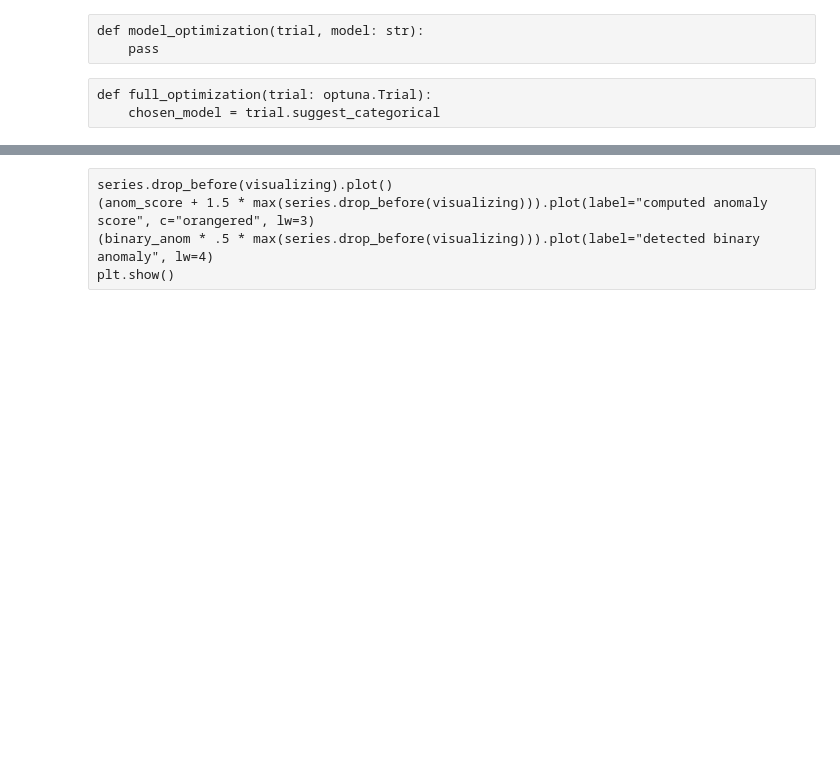
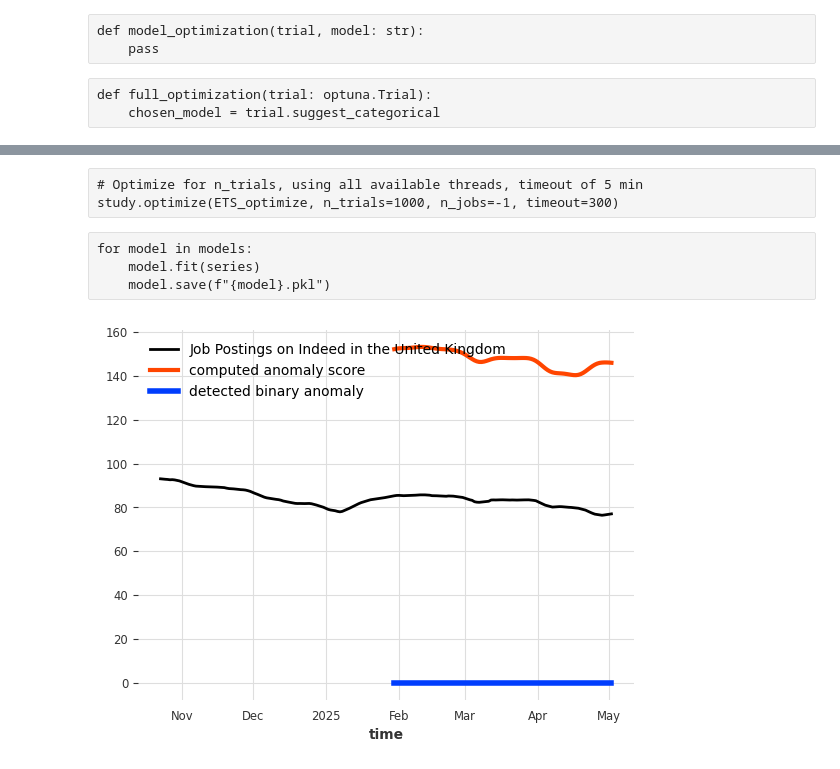
Before and after one commit to GothamAnalytics-7/ASTP, a Jupyter notebook: notebooks/ASTP_Parte2_ClassicModels.ipynb, the cells around one changed output, grey strips where cells are left out. Saved outputs shown, nothing was run; the diff lists cells and outputs as text; code cells hidden in the pictures; blank space fills up the shorter version.

```diff
--- a/notebooks/ASTP_Parte2_ClassicModels.ipynb
+++ b/notebooks/ASTP_Parte2_ClassicModels.ipynb
@@ -310,4 +297,0 @@ KeyboardInterrupt:
-# %%
-for model in models:
-    model.fit(series)
-    model.save(f"{model}.pkl")
@@ -326,5 +298,26 @@ binary_anom = detector.detect(anom_score)
-# %% [raw]
-series.drop_before(visualizing).plot()
-(anom_score + 1.5 * max(series.drop_before(visualizing))).plot(label="computed anomaly score", c="orangered", lw=3)
-(binary_anom * .5 * max(series.drop_before(visualizing))).plot(label="detected binary anomaly", lw=4)
-plt.show()
+# %% [raw]
+# Optimize for n_trials, using all available threads, timeout of 5 min
+study.optimize(ETS_optimize, n_trials=1000, n_jobs=-1, timeout=300)
+# %% [raw]
+for model in models:
+    model.fit(series)
+    model.save(f"{model}.pkl")
+# %%
+from darts.ad import KMeansScorer
+
+scorer = KMeansScorer(k=2, window=5)
+scorer.fit(train)
+anom_score = scorer.score(val)
+# %%
+from darts.ad import QuantileDetector
+
+detector = QuantileDetector(high_quantile=0.99)
+detector.fit(scorer.score(train))
+binary_anom = detector.detect(anom_score)
+# %%
+series.drop_before(visualizing).plot()
+(anom_score + 1.5 * max(series.drop_before(visualizing))).plot(label="computed anomaly score", c="orangered", lw=3)
+(binary_anom * .5 * max(series.drop_before(visualizing))).plot(label="detected binary anomaly", lw=4)
+plt.show()
+# %% [output]
+[figure, added]
```
Also changed, not shown: parts of 12 cells of this notebook, 2 other files.
